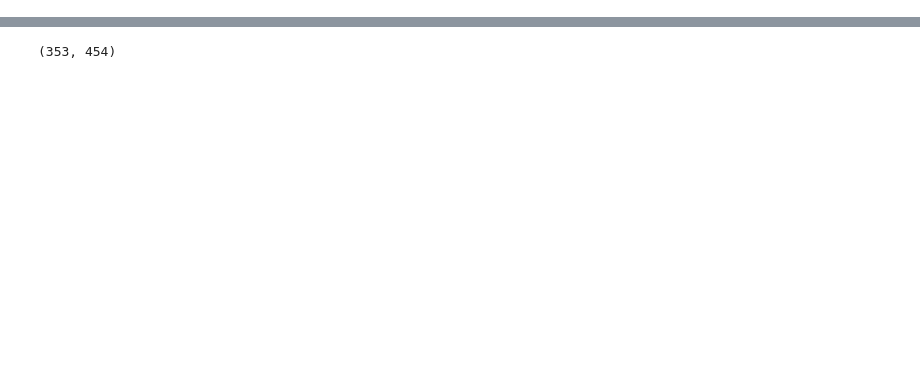
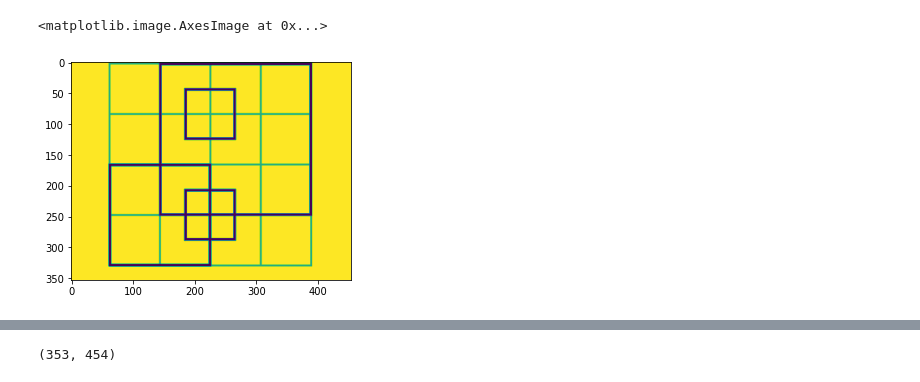
Before and after one commit to WilliamAshbee/computervision, a Jupyter notebook: homework2/HarrisCornerDetection.ipynb, the cells around one changed output, grey strips where cells are left out. Saved outputs shown, nothing was run; the diff lists cells and outputs as text; code cells hidden in the pictures; blank space fills up the shorter version.

```diff
--- a/homework2/HarrisCornerDetection.ipynb
+++ b/homework2/HarrisCornerDetection.ipynb
@@ -8,5 +12,9 @@ from skimage.color import rgb2gray
 img = imread('box.jpg')
 imggray = rgb2gray(img)
 # %%
-from google.colab import drive
-drive.mount('/content/drive')
+plt.imshow(imggray)
+#from google.colab import drive
+#drive.mount('/content/drive')
+# %% [output]
+<matplotlib.image.AxesImage at 0x...>
+[figure, added]
```
Also changed, not shown: parts of 12 cells of this notebook.
